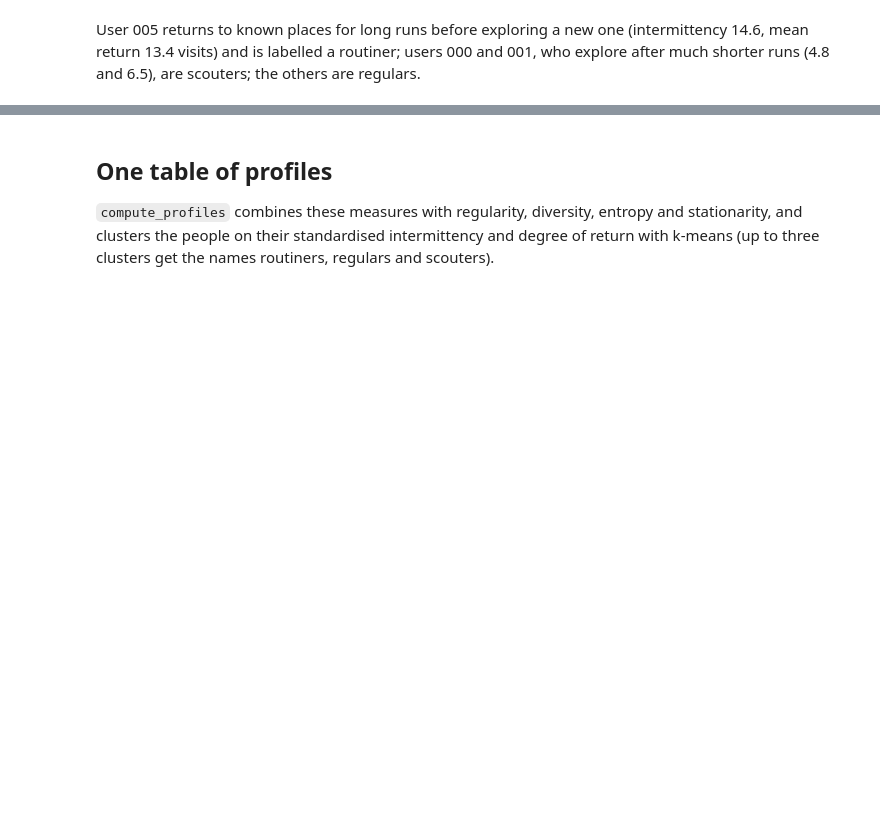
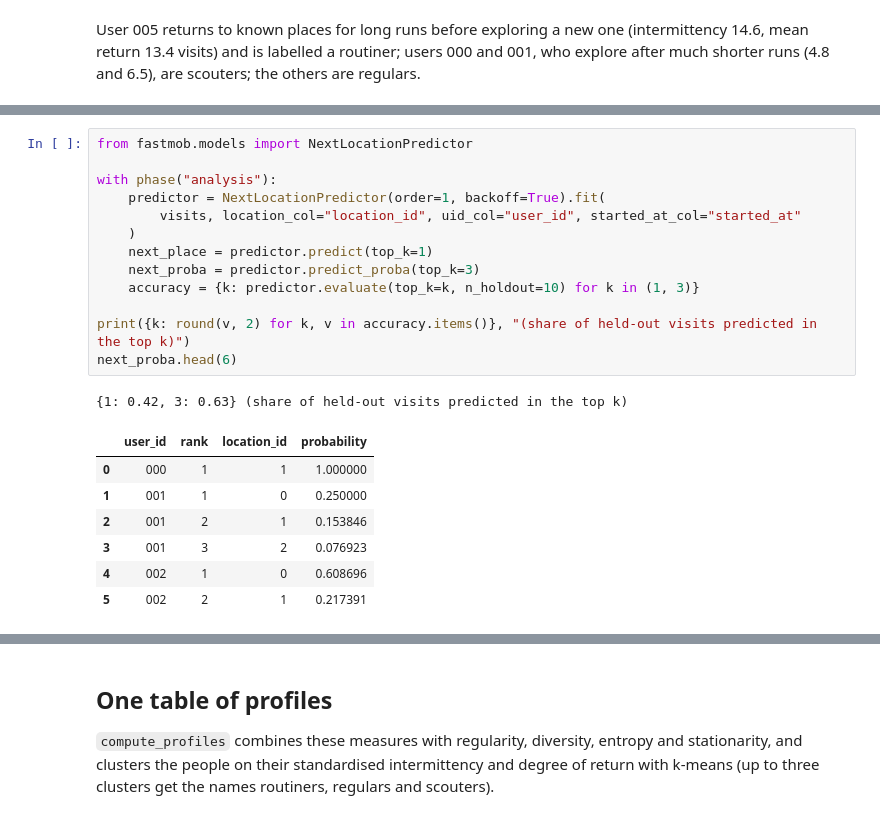
Before and after one commit to gefgu/fastmob, a Jupyter notebook: docs/src/learn/visit-based-measures.ipynb, the cells around one changed output, grey strips where cells are left out. Saved outputs shown, nothing was run; the diff lists cells and outputs as text; blank space fills up the shorter version.

```diff
--- a/docs/src/learn/visit-based-measures.ipynb
+++ b/docs/src/learn/visit-based-measures.ipynb
@@ -135,0 +140,22 @@ User 005 returns to known places for long runs before exploring a new one (inter
+# %%
+from fastmob.models import NextLocationPredictor
+
+with phase("analysis"):
+    predictor = NextLocationPredictor(order=1, backoff=True).fit(
+        visits, location_col="location_id", uid_col="user_id", started_at_col="started_at"
+    )
+    next_place = predictor.predict(top_k=1)
+    next_proba = predictor.predict_proba(top_k=3)
+    accuracy = {k: predictor.evaluate(top_k=k, n_holdout=10) for k in (1, 3)}
+
+print({k: round(v, 2) for k, v in accuracy.items()}, "(share of held-out visits predicted in the top k)")
+next_proba.head(6)
+# %% [output]
+{1: 0.42, 3: 0.63} (share of held-out visits predicted in the top k)
+|  | user_id | rank | location_id | probability |
+| 0 | 000 | 1 | 1 | 1.000000 |
+| 1 | 001 | 1 | 0 | 0.250000 |
+| 2 | 001 | 2 | 1 | 0.153846 |
+| 3 | 001 | 3 | 2 | 0.076923 |
+| 4 | 002 | 1 | 0 | 0.608696 |
+| 5 | 002 | 2 | 1 | 0.217391 |
```
Also changed, not shown: parts of 6 cells of this notebook, 49 other files.
